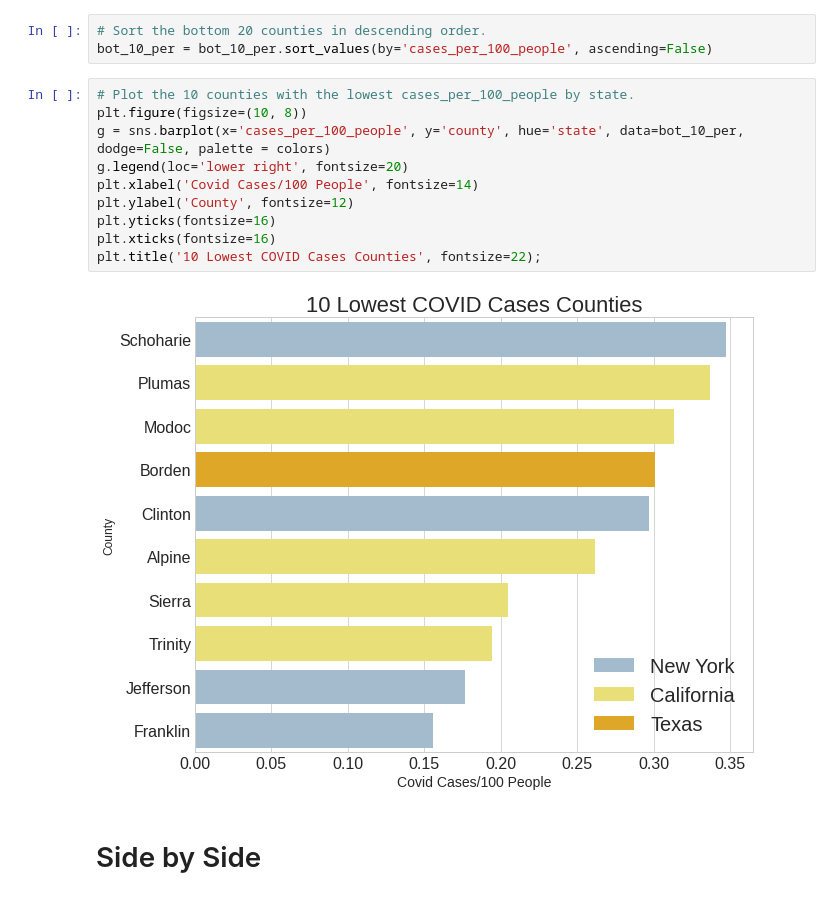
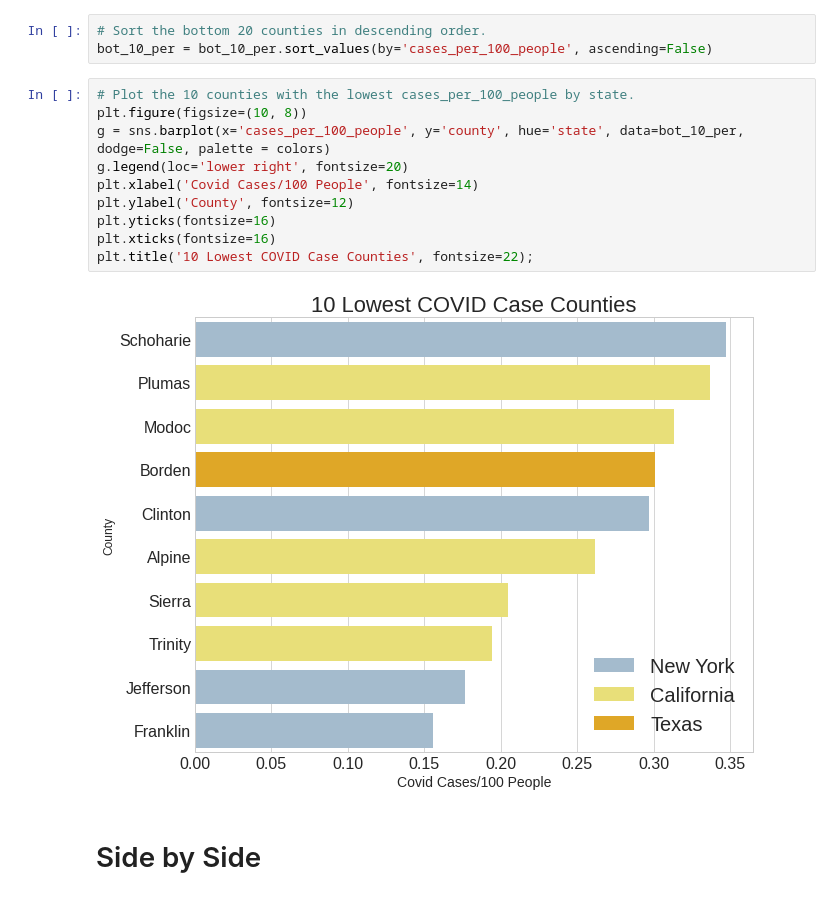
Before and after one commit to cxclark/covid19-analysis, a Jupyter notebook: code/04_eda_preprocessing_5_states.ipynb, the cells around one changed output. Saved outputs shown, nothing was run; the diff lists cells and outputs as text.

```diff
--- a/code/04_eda_preprocessing_5_states.ipynb
+++ b/code/04_eda_preprocessing_5_states.ipynb
@@ -403,15 +403,15 @@ bot_10_per = bot_10_per.sort_values(by='cases_per_100_people', ascending=False)
 # %%
 # Plot the 10 counties with the lowest cases_per_100_people by state.
 plt.figure(figsize=(10, 8))
 g = sns.barplot(x='cases_per_100_people', y='county', hue='state', data=bot_10_per, dodge=False, palette = colors)
 g.legend(loc='lower right', fontsize=20)
 plt.xlabel('Covid Cases/100 People', fontsize=14)
 plt.ylabel('County', fontsize=12)
 plt.yticks(fontsize=16)
 plt.xticks(fontsize=16)
-plt.title('10 Lowest COVID Cases Counties', fontsize=22);
+plt.title('10 Lowest COVID Case Counties', fontsize=22);
 # %% [output]
-[figure, old version]
+[figure, new version]
 # %% [markdown]
 # Side by Side
 # %%
```
Also changed, not shown: 3 other files.
